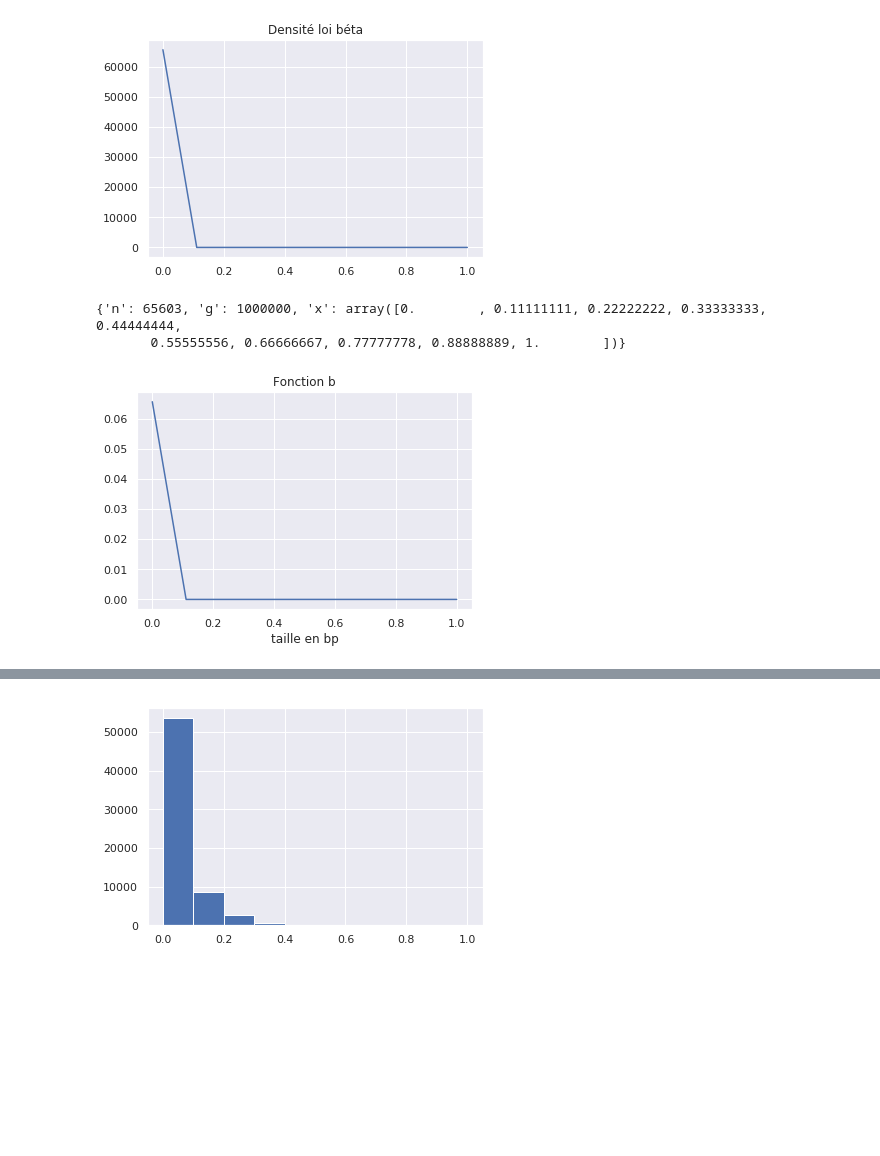
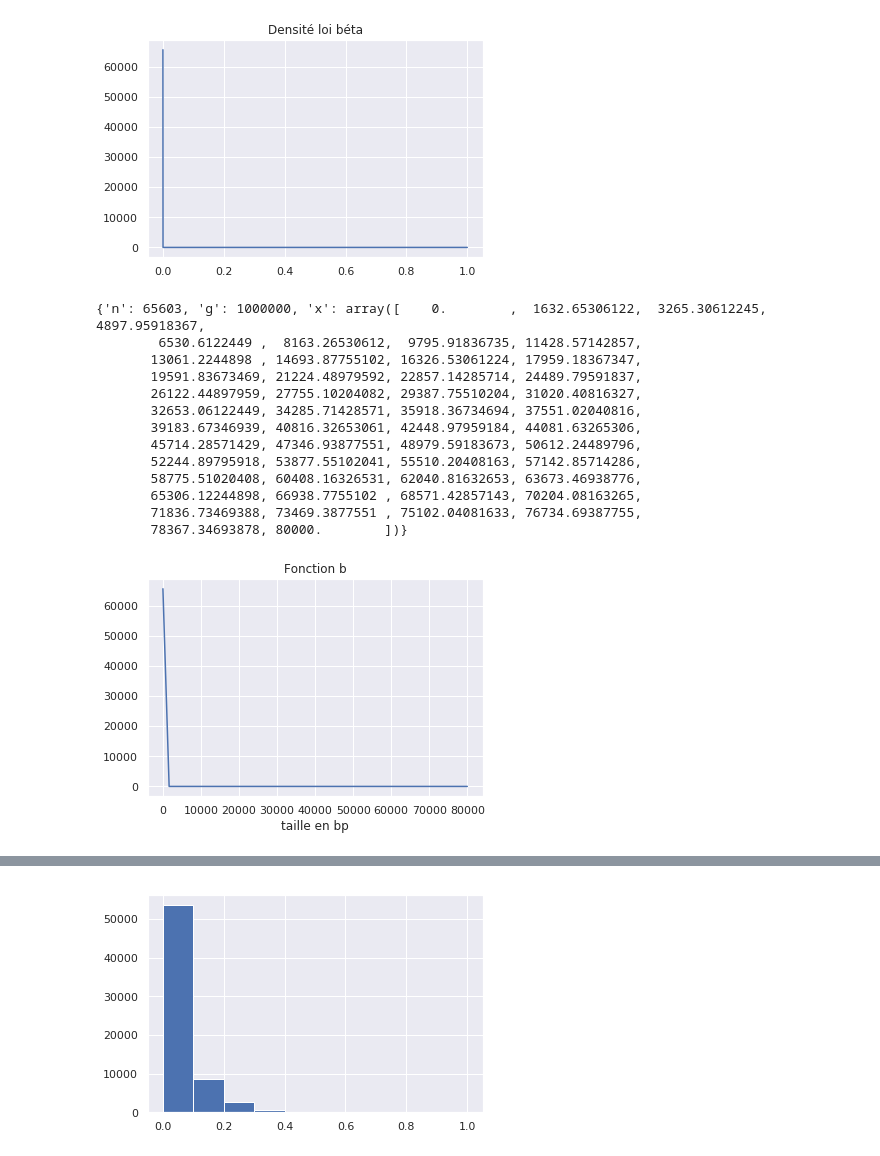
Before and after one commit to aminaghoul/reads_seq, a Jupyter notebook: fitter.ipynb, the cells around one changed output, grey strips where cells are left out. Drawn from its saved outputs; the diff is of its cells as text; code cells hidden in the pictures; blank space fills up the shorter version.

```diff
--- a/fitter.ipynb
+++ b/fitter.ipynb
@@ -24,7 +24,7 @@ def b(x, g, n):
 	:return: fonction loi beta
 	"""
 	print(locals())
-	return (1 / g) * n * (1 - x) ** (n - 1)
+	return  n * (1 - x/g) ** (n - 1)
 # %%
 monFichier = open("../Documents/Donnees/SRR6472704.fastq", "r")
 id = []
@@ -68,23 +72,34 @@ print(len(taille))
 t = max(taille)
 norm = [i / t for i in taille]
 # %%
-axe_abscisse = np.linspace(0, 1, 10) # len(set(taille))
+axe_abscisse = np.linspace(0, 1, 10000) # len(set(taille))
 plt.title('Densité loi béta')
 plt.plot(axe_abscisse, beta.pdf(axe_abscisse, 1, nombre_fragments))
 
 plt.show()
 
 plt.xlabel('taille en bp')
 plt.title('Fonction b')
 
-plt.plot(axe_abscisse, b(axe_abscisse, 1000000, nombre_fragments, ))
+plt.plot(np.linspace(0, 80000), b(np.linspace(0, 80000), 1000000, nombre_fragments, ))
 
 plt.show()
 # %% [output]
-[figure, old version]
+[figure, new version]
-{'n': 65603, 'g': 1000000, 'x': array([0.        , 0.11111111, 0.22222222, 0.33333333, 0.44444444,
-       0.55555556, 0.66666667, 0.77777778, 0.88888889, 1.        ])}
+{'n': 65603, 'g': 1000000, 'x': array([    0.        ,  1632.65306122,  3265.30612245,  4897.95918367,
+        6530.6122449 ,  8163.26530612,  9795.91836735, 11428.57142857,
+       13061.2244898 , 14693.87755102, 16326.53061224, 17959.18367347,
+       19591.83673469, 21224.48979592, 22857.14285714, 24489.79591837,
+       26122.44897959, 27755.10204082, 29387.75510204, 31020.40816327,
+       32653.06122449, 34285.71428571, 35918.36734694, 37551.02040816,
+       39183.67346939, 40816.32653061, 42448.97959184, 44081.63265306,
+       45714.28571429, 47346.93877551, 48979.59183673, 50612.24489796,
+       52244.89795918, 53877.55102041, 55510.20408163, 57142.85714286,
+       58775.51020408, 60408.16326531, 62040.81632653, 63673.46938776,
+       65306.12244898, 66938.7755102 , 68571.42857143, 70204.08163265,
+       71836.73469388, 73469.3877551 , 75102.04081633, 76734.69387755,
+       78367.34693878, 80000.        ])}
-[figure, old version]
+[figure, new version]
 # %%
 def betaNLL(param, *args):
 	"""
```
Also changed, not shown: parts of 1 cell of this notebook.
